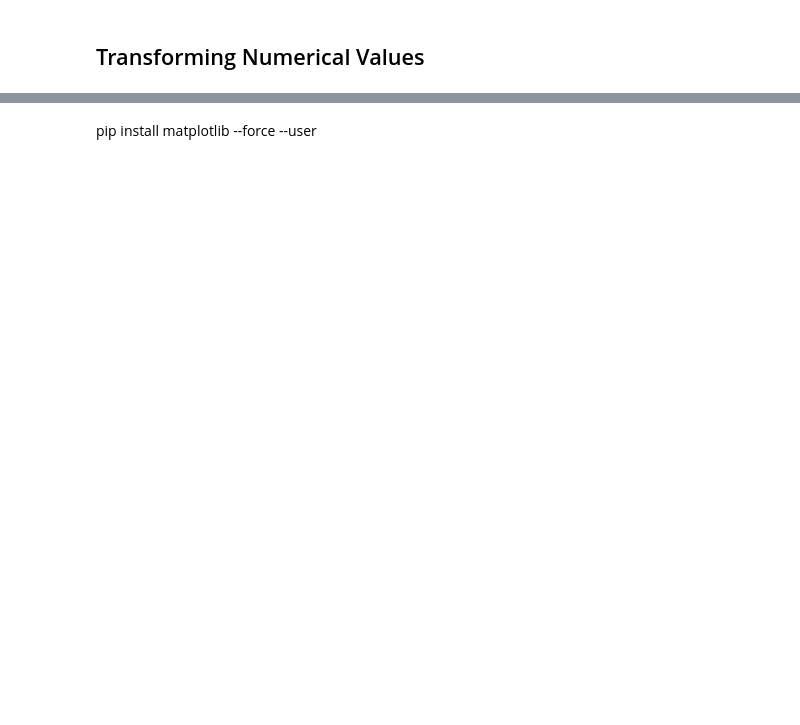
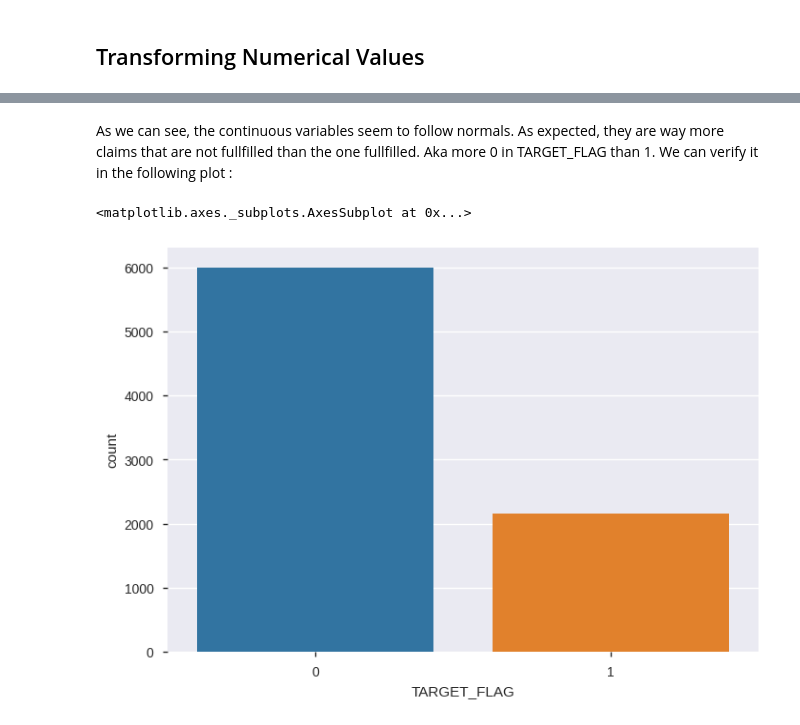
Before and after one commit to khaoulabelahsen/du_submission, a Jupyter notebook: du_submission/data_analysis.ipynb, the cells around one changed output, grey strips where cells are left out. Saved outputs shown, nothing was run; the diff lists cells and outputs as text; code cells hidden in the pictures; blank space fills up the shorter version.

```diff
--- a/du_submission/data_analysis.ipynb
+++ b/du_submission/data_analysis.ipynb
@@ -384,2 +328,7 @@ ModuleNotFoundError: No module named 'matplotlib.artist'
-# %% [markdown]
- pip install matplotlib --force --user
+# %% [markdown]
+As we can see, the continuous variables seem to follow normals. As expected, they are way more claims that are not fullfilled than the one fullfilled. Aka more 0 in TARGET_FLAG than 1. We can verify it in the following plot :
+# %%
+ sns.countplot(train_auto['TARGET_FLAG'])
+# %% [output]
+<matplotlib.axes._subplots.AxesSubplot at 0x...>
+[figure, added]
```
Also changed, not shown: parts of 94 cells of this notebook, 11 other files.
